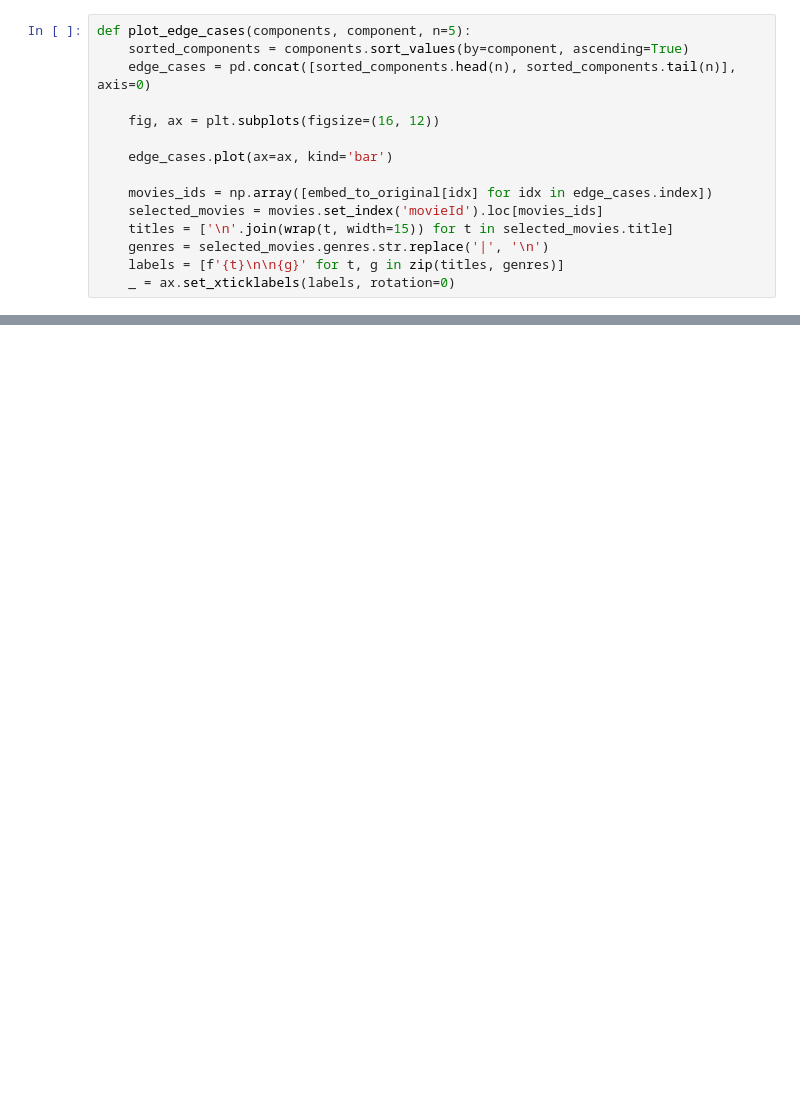
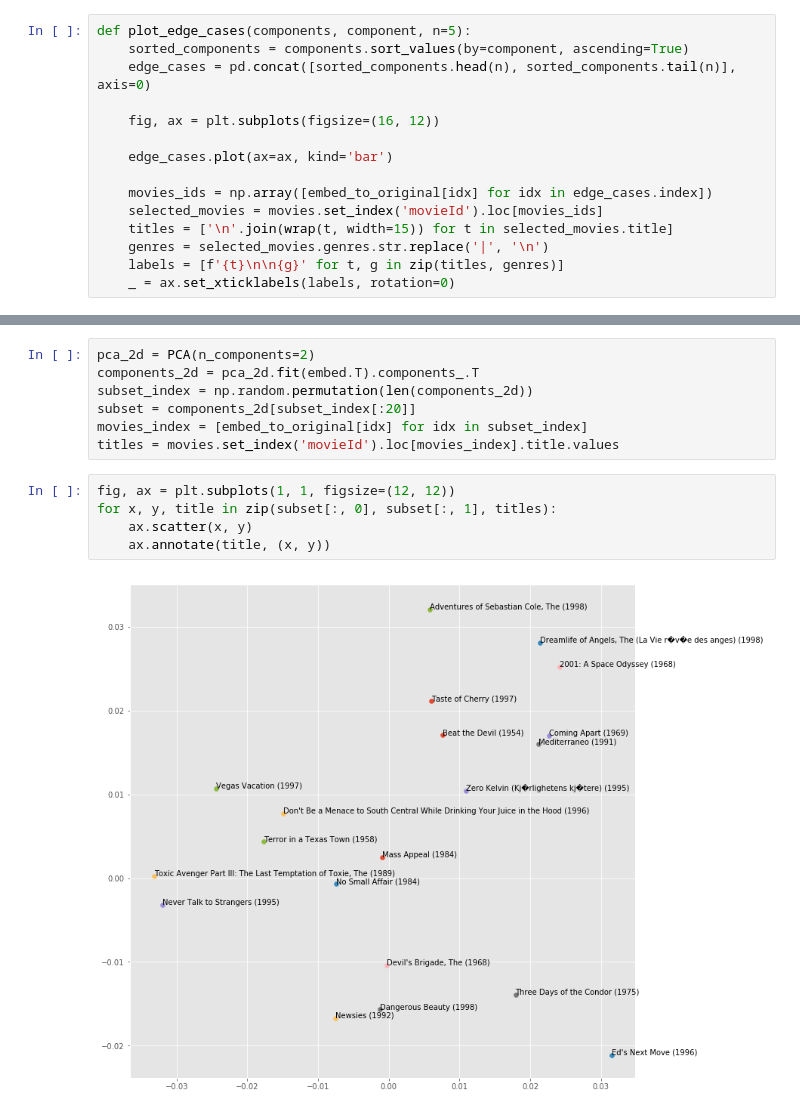
Before and after one commit to devforfu/pytorch_playground, a Jupyter notebook: movielens.ipynb, the cells around one changed output, grey strips where cells are left out. Drawn from its saved outputs; the diff is of its cells as text; blank space fills up the shorter version.

```diff
--- a/movielens.ipynb
+++ b/movielens.ipynb
@@ -649,0 +622,14 @@ plot_edge_cases(components_df, 'fc3')
+# %%
+pca_2d = PCA(n_components=2)
+components_2d = pca_2d.fit(embed.T).components_.T
+subset_index = np.random.permutation(len(components_2d))
+subset = components_2d[subset_index[:20]]
+movies_index = [embed_to_original[idx] for idx in subset_index]
+titles = movies.set_index('movieId').loc[movies_index].title.values
+# %%
+fig, ax = plt.subplots(1, 1, figsize=(12, 12))
+for x, y, title in zip(subset[:, 0], subset[:, 1], titles):
+    ax.scatter(x, y)
+    ax.annotate(title, (x, y))
+# %% [output]
+[figure, added]
```
Also changed, not shown: parts of 19 cells of this notebook.
